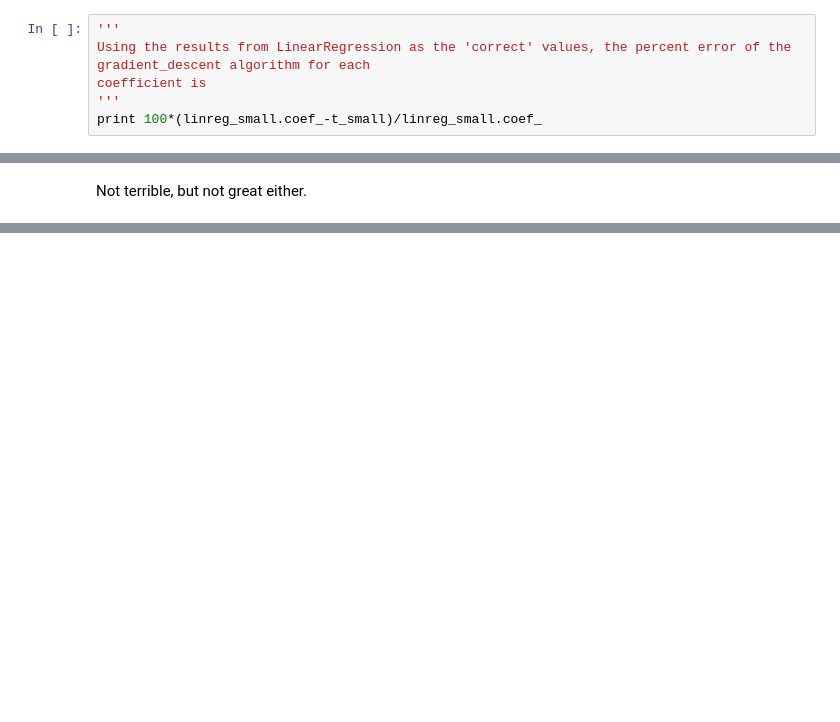
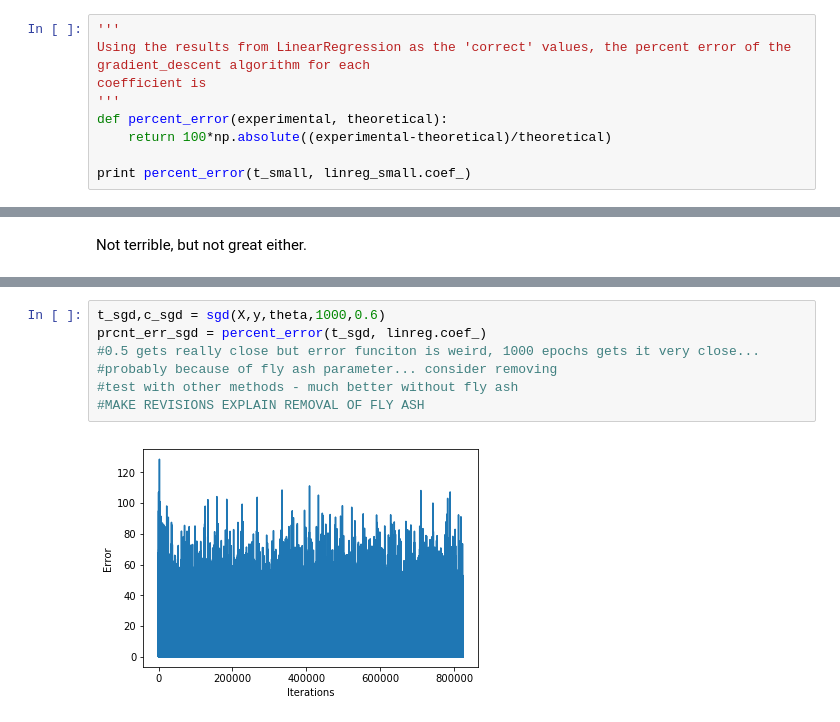
Before and after one commit to alrPhysics/practice_ml_algorithms, a Jupyter notebook: linear_regression.ipynb, the cells around one changed output, grey strips where cells are left out. Saved outputs shown, nothing was run; the diff lists cells and outputs as text; blank space fills up the shorter version.

```diff
--- a/linear_regression.ipynb
+++ b/linear_regression.ipynb
@@ -99,5 +109,8 @@ Coefficients from LinearRegression [[ -1.01852438e-16   8.84765988e-01  -5.31788
 Using the results from LinearRegression as the 'correct' values, the percent error of the gradient_descent algorithm for each
 coefficient is
 '''
-print 100*(linreg_small.coef_-t_small)/linreg_small.coef_
+def percent_error(experimental, theoretical):
+    return 100*np.absolute((experimental-theoretical)/theoretical)
+
+print percent_error(t_small, linreg_small.coef_)
 # %% [output]
@@ -184,0 +216,9 @@ array([[ 18.40225769,  14.19572357,   4.25052669,  -0.62740912,
+# %%
+t_sgd,c_sgd = sgd(X,y,theta,1000,0.6)
+prcnt_err_sgd = percent_error(t_sgd, linreg.coef_)
+#0.5 gets really close but error funciton is weird, 1000 epochs gets it very close...
+#probably because of fly ash parameter... consider removing
+#test with other methods - much better without fly ash
+#MAKE REVISIONS EXPLAIN REMOVAL OF FLY ASH
+# %% [output]
+[figure, added]
```
Also changed, not shown: parts of 18 cells of this notebook.
